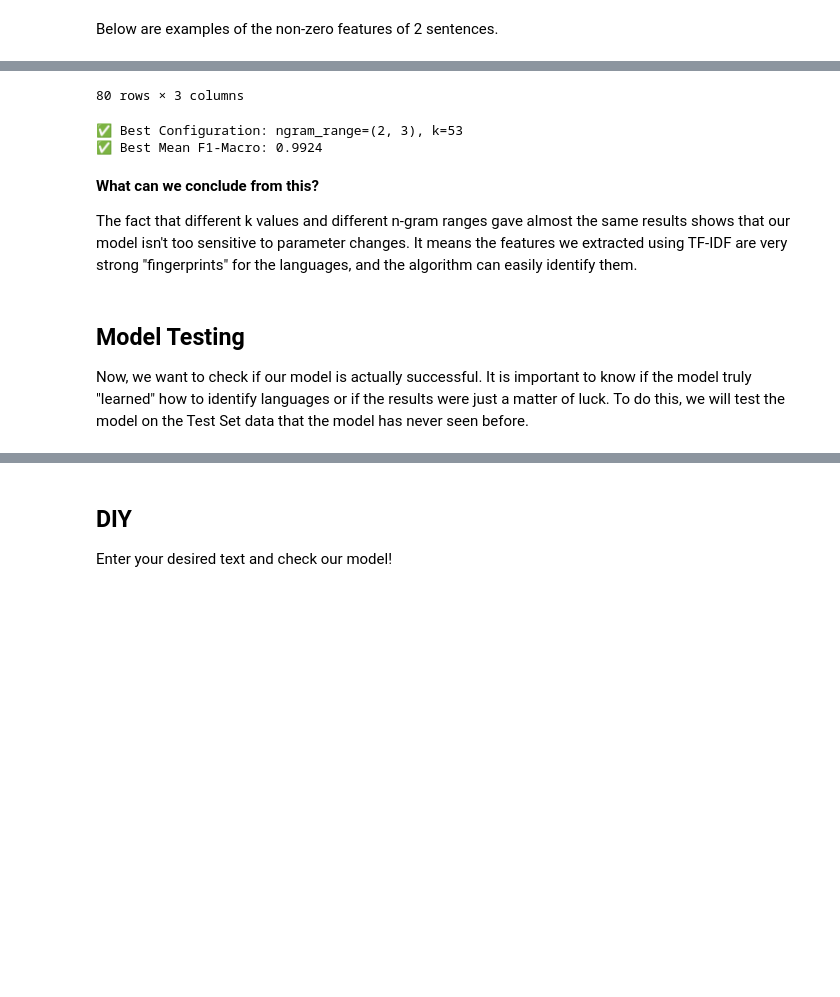
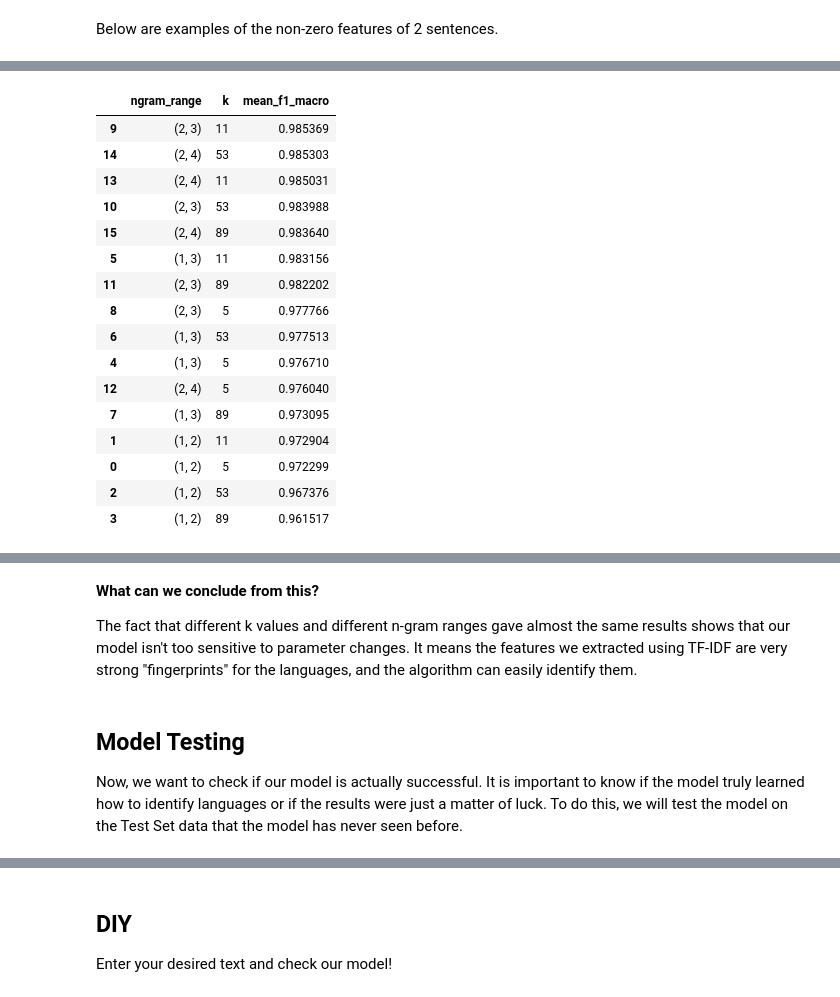
Before and after one commit to Almoger/Language-Detection-ML, a Jupyter notebook: language_detection_knn.ipynb, the cells around one changed output, grey strips where cells are left out. Drawn from its saved outputs; the diff is of its cells as text; code cells hidden in the pictures; blank space fills up the shorter version.

```diff
--- a/language_detection_knn.ipynb
+++ b/language_detection_knn.ipynb
@@ -240,60 +234,64 @@ We will use the Accuracy score and the Macro F1-score to see the full picture an
 # %%
-from sklearn.model_selection import KFold
-from sklearn.metrics import f1_score
-import pandas as pd
-import numpy as np
-
 ngram_options = [(1, 2), (1, 3), (2, 3), (2, 4)]
 k_options = [5, 11, 53, 89]
 
-results_list = []
-
 kf = KFold(n_splits=5, shuffle=True, random_state=42)
-
-best_model = None
-best_score = -1
-best_k = -1
-best_vectorizer = None
-
-print(f"Starting Grid Search with manual loops for 5-fold CV...")
+scores_dict = {(ngram, k): [] for ngram in ngram_options for k in k_options}
 
 for ngram in ngram_options:
-
     for train_index, val_index in kf.split(X_train_raw):
         X_tr, X_val = X_train_raw.iloc[train_index], X_train_raw.iloc[val_index]
         y_tr, y_val = y_train.iloc[train_index], y_train.iloc[val_index]
 
-        vectorizer = TfidfVectorizer(analyzer='char', ngram_range=ngram, norm='l2')
-        X_tr_vec = vectorizer.fit_transform(X_tr)
-        X_val_vec = vectorizer.transform(X_val)
+        temp_vectorizer = TfidfVectorizer(analyzer='char', ngram_range=ngram, norm='l2')
+        X_tr_vec = temp_vectorizer.fit_transform(X_tr)
+        X_val_vec = temp_vectorizer.transform(X_val)
 
         for k in k_options:
-            fold_scores = []
             model = KNN(k=k)
             model.fit(X_tr_vec, y_tr)
-            preds = model.predict(X_val_vec)
+            pred = model.predict(X_val_vec)
 
-            score = f1_score(y_val, preds, average='macro')
+            score = f1_score(y_val, pred, average='macro')
+            scores_dict[(ngram, k)].append(score)
 
-            fold_scores.append(score)
+results_list = []
+best_score = -1
+best_k = -1,
+best_ngram = None
 
-            mean_score = np.mean(fold_scores)
-            results_list.append({
-                'ngram_range': str(ngram),
-                'k': k,
-                'mean_f1_macro': mean_score
-            })
+for (ngram, k), fold_scores in scores_dict.items():
+    mean_score = np.mean(fold_scores)
+    results_list.append({
+        'ngram_range': str(ngram),
+        'k': k,
+        'mean_f1_macro': mean_score,
+    })
 
-            if mean_score > best_score:
-                best_model = model
-                best_score = mean_score
-                best_k = k
-                best_vectorizer = vectorizer
+    if mean_score > best_score:
+        best_score, best_k, best_ngram = mean_score, k, ngram
 
 results_df = pd.DataFrame(results_list).sort_values(by='mean_f1_macro', ascending=False)
 display(results_df)
 
 best_params = results_df.iloc[0]
-print(f"\n✅ Best Configuration: ngram_range={best_params['ngram_range']}, k={best_params['k']}")
-print(f"✅ Best Mean F1-Macro: {best_params['mean_f1_macro']:.4f}")
+print(f"\nBest Configuration: ngram_range={best_params['ngram_range']}, k={best_params['k']}")
+print(f"Best Mean F1-Macro: {best_params['mean_f1_macro']}")
 # %% [output]
+|  | ngram_range | k | mean_f1_macro |
+| 9 | (2, 3) | 11 | 0.985369 |
+| 14 | (2, 4) | 53 | 0.985303 |
+| 13 | (2, 4) | 11 | 0.985031 |
+| 10 | (2, 3) | 53 | 0.983988 |
+| 15 | (2, 4) | 89 | 0.983640 |
+| 5 | (1, 3) | 11 | 0.983156 |
+| 11 | (2, 3) | 89 | 0.982202 |
+| 8 | (2, 3) | 5 | 0.977766 |
+| 6 | (1, 3) | 53 | 0.977513 |
+| 4 | (1, 3) | 5 | 0.976710 |
+| 12 | (2, 4) | 5 | 0.976040 |
+| 7 | (1, 3) | 89 | 0.973095 |
+| 1 | (1, 2) | 11 | 0.972904 |
+| 0 | (1, 2) | 5 | 0.972299 |
+| 2 | (1, 2) | 53 | 0.967376 |
+| 3 | (1, 2) | 89 | 0.961517 |
@@ -317,6 +300,3 @@ Testing Feature Engineering: ngram_range=(2, 4)
-80 rows × 3 columns
-✅ Best Configuration: ngram_range=(2, 3), k=53
-✅ Best Mean F1-Macro: 0.9924
 # %% [markdown]
 **What can we conclude from this?**
 
@@ -324,5 +304,5 @@ The fact that different k values and different n-gram ranges gave almost the sam
 # %% [markdown]
 ## Model Testing
 
-Now, we want to check if our model is actually successful. It is important to know if the model truly "learned" how to identify languages or if the results were just a matter of luck. To do this, we will test the model on the Test Set data that the model has never seen before.
+Now, we want to check if our model is actually successful. It is important to know if the model truly learned how to identify languages or if the results were just a matter of luck. To do this, we will test the model on the Test Set data that the model has never seen before.
 # %%
```
Also changed, not shown: parts of 15 cells of this notebook.
